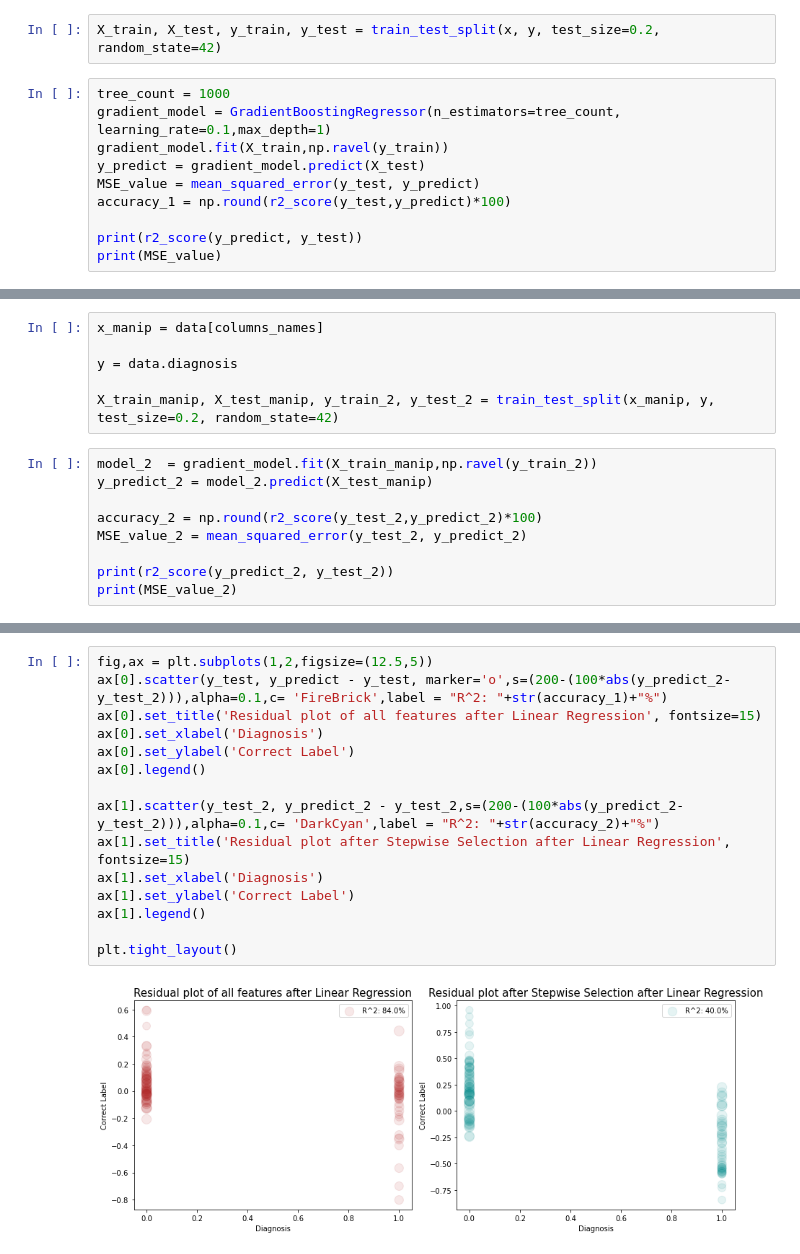
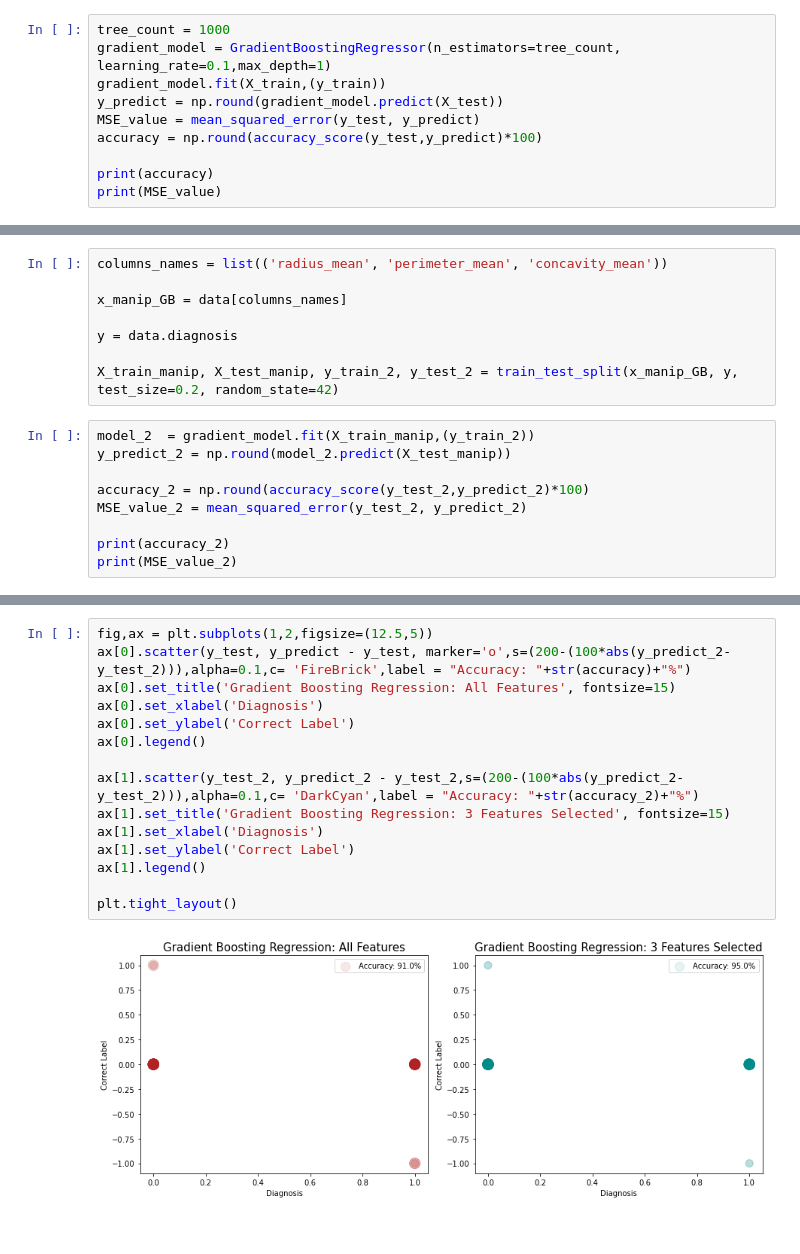
Before and after one commit to Breast-Cancer-Team/Final-Project, a Jupyter notebook: Gradient_Boosting.ipynb, the cells around one changed output, grey strips where cells are left out. Saved outputs shown, nothing was run; the diff lists cells and outputs as text.

Commit message:
Optimized the gradient boosting using feature selection.

```diff
--- a/Gradient_Boosting.ipynb
+++ b/Gradient_Boosting.ipynb
@@ -53,13 +70,11 @@ x = x.T
-# %%
-X_train, X_test, y_train, y_test = train_test_split(x, y, test_size=0.2, random_state=42)
 # %%
 tree_count = 1000
 gradient_model = GradientBoostingRegressor(n_estimators=tree_count, learning_rate=0.1,max_depth=1)
-gradient_model.fit(X_train,np.ravel(y_train))
-y_predict = gradient_model.predict(X_test)
+gradient_model.fit(X_train,(y_train))
+y_predict = np.round(gradient_model.predict(X_test))
 MSE_value = mean_squared_error(y_test, y_predict)
-accuracy_1 = np.round(r2_score(y_test,y_predict)*100)
+accuracy = np.round(accuracy_score(y_test,y_predict)*100)
 
-print(r2_score(y_predict, y_test))
+print(accuracy)
 print(MSE_value)
 # %% [output]
@@ -88,16 +170,18 @@ Selected input features using Forward Stepwise Selection:
 # %%
-x_manip = data[columns_names]
+columns_names = list(('radius_mean', 'perimeter_mean', 'concavity_mean'))
+
+x_manip_GB = data[columns_names]
 
 y = data.diagnosis
 
-X_train_manip, X_test_manip, y_train_2, y_test_2 = train_test_split(x_manip, y, test_size=0.2, random_state=42)
+X_train_manip, X_test_manip, y_train_2, y_test_2 = train_test_split(x_manip_GB, y, test_size=0.2, random_state=42)
 # %%
-model_2  = gradient_model.fit(X_train_manip,np.ravel(y_train_2))
-y_predict_2 = model_2.predict(X_test_manip)
+model_2  = gradient_model.fit(X_train_manip,(y_train_2))
+y_predict_2 = np.round(model_2.predict(X_test_manip))
 
-accuracy_2 = np.round(r2_score(y_test_2,y_predict_2)*100)
+accuracy_2 = np.round(accuracy_score(y_test_2,y_predict_2)*100)
 MSE_value_2 = mean_squared_error(y_test_2, y_predict_2)
 
-print(r2_score(y_predict_2, y_test_2))
+print(accuracy_2)
 print(MSE_value_2)
 # %% [output]
@@ -106,17 +190,17 @@ print(MSE_value_2)
 # %%
 fig,ax = plt.subplots(1,2,figsize=(12.5,5))
-ax[0].scatter(y_test, y_predict - y_test, marker='o',s=(200-(100*abs(y_predict_2-y_test_2))),alpha=0.1,c= 'FireBrick',label = "R^2: "+str(accuracy_1)+"%")
-ax[0].set_title('Residual plot of all features after Linear Regression', fontsize=15)
+ax[0].scatter(y_test, y_predict - y_test, marker='o',s=(200-(100*abs(y_predict_2-y_test_2))),alpha=0.1,c= 'FireBrick',label = "Accuracy: "+str(accuracy)+"%")
+ax[0].set_title('Gradient Boosting Regression: All Features', fontsize=15)
 ax[0].set_xlabel('Diagnosis')
 ax[0].set_ylabel('Correct Label')
 ax[0].legend()
 
-ax[1].scatter(y_test_2, y_predict_2 - y_test_2,s=(200-(100*abs(y_predict_2-y_test_2))),alpha=0.1,c= 'DarkCyan',label = "R^2: "+str(accuracy_2)+"%")
-ax[1].set_title('Residual plot after Stepwise Selection after Linear Regression', fontsize=15)
+ax[1].scatter(y_test_2, y_predict_2 - y_test_2,s=(200-(100*abs(y_predict_2-y_test_2))),alpha=0.1,c= 'DarkCyan',label = "Accuracy: "+str(accuracy_2)+"%")
+ax[1].set_title('Gradient Boosting Regression: 3 Features Selected', fontsize=15)
 ax[1].set_xlabel('Diagnosis')
 ax[1].set_ylabel('Correct Label')
 ax[1].legend()
 
 plt.tight_layout()
 # %% [output]
-[figure, old version]
+[figure, new version]
```
Also changed, not shown: parts of 6 cells of this notebook.
